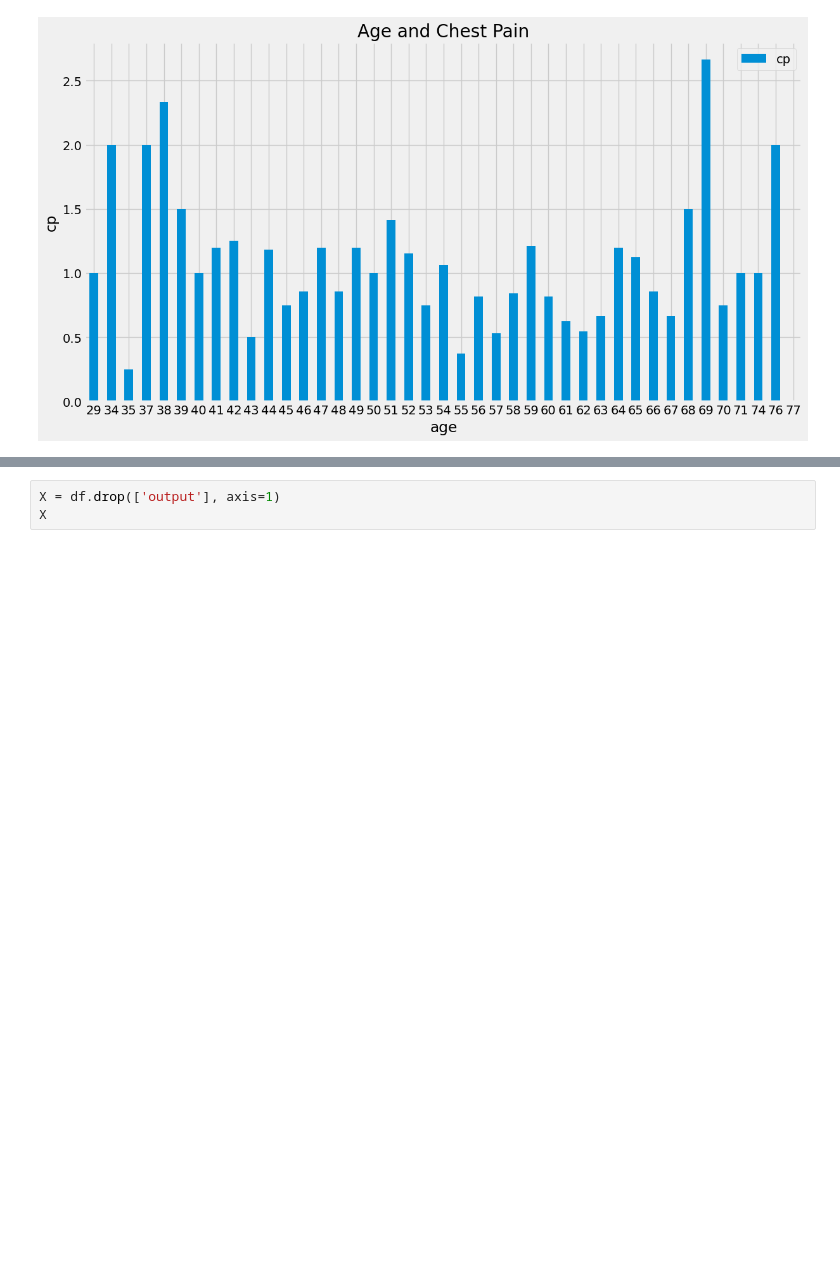
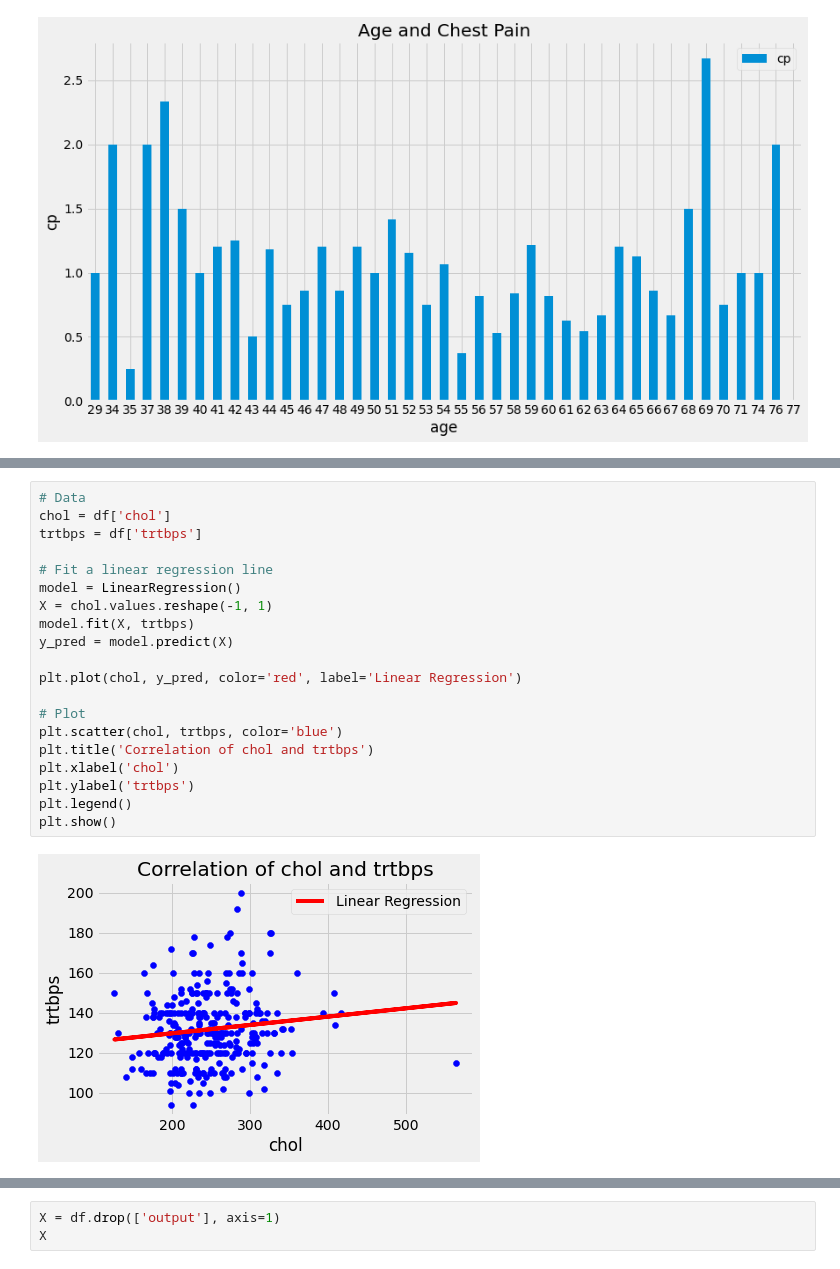
Before and after one commit to Sithysak/Heart-Attack-Prediction, a Jupyter notebook: Predict Heart Attack.ipynb, the cells around one changed output, grey strips where cells are left out. Drawn from its saved outputs; the diff is of its cells as text; blank space fills up the shorter version.

```diff
--- a/Predict Heart Attack.ipynb
+++ b/Predict Heart Attack.ipynb
@@ -366,0 +366,22 @@ plt.show()
+# %%
+# Data
+chol = df['chol']
+trtbps = df['trtbps']
+
+# Fit a linear regression line
+model = LinearRegression()
+X = chol.values.reshape(-1, 1)
+model.fit(X, trtbps)
+y_pred = model.predict(X)
+
+plt.plot(chol, y_pred, color='red', label='Linear Regression')
+
+# Plot
+plt.scatter(chol, trtbps, color='blue')
+plt.title('Correlation of chol and trtbps')
+plt.xlabel('chol')
+plt.ylabel('trtbps')
+plt.legend()
+plt.show()
+# %% [output]
+[figure, added]
```
Also changed, not shown: parts of 22 cells of this notebook.
